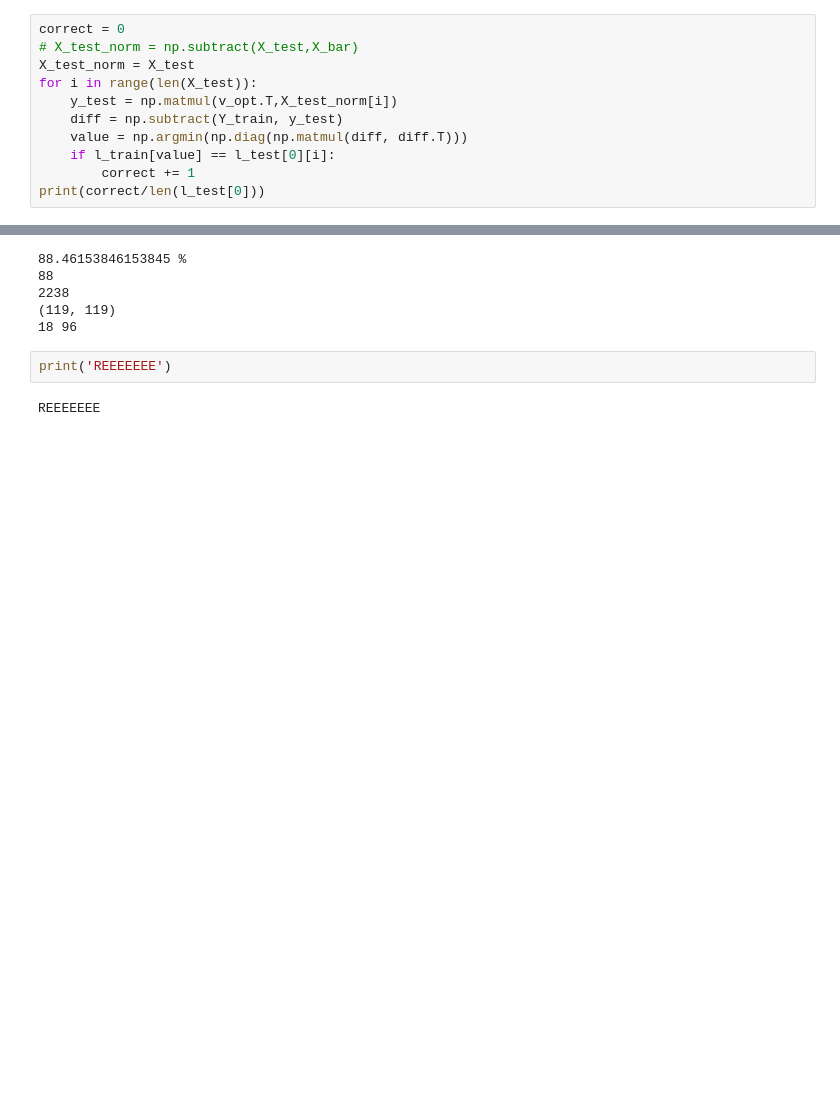
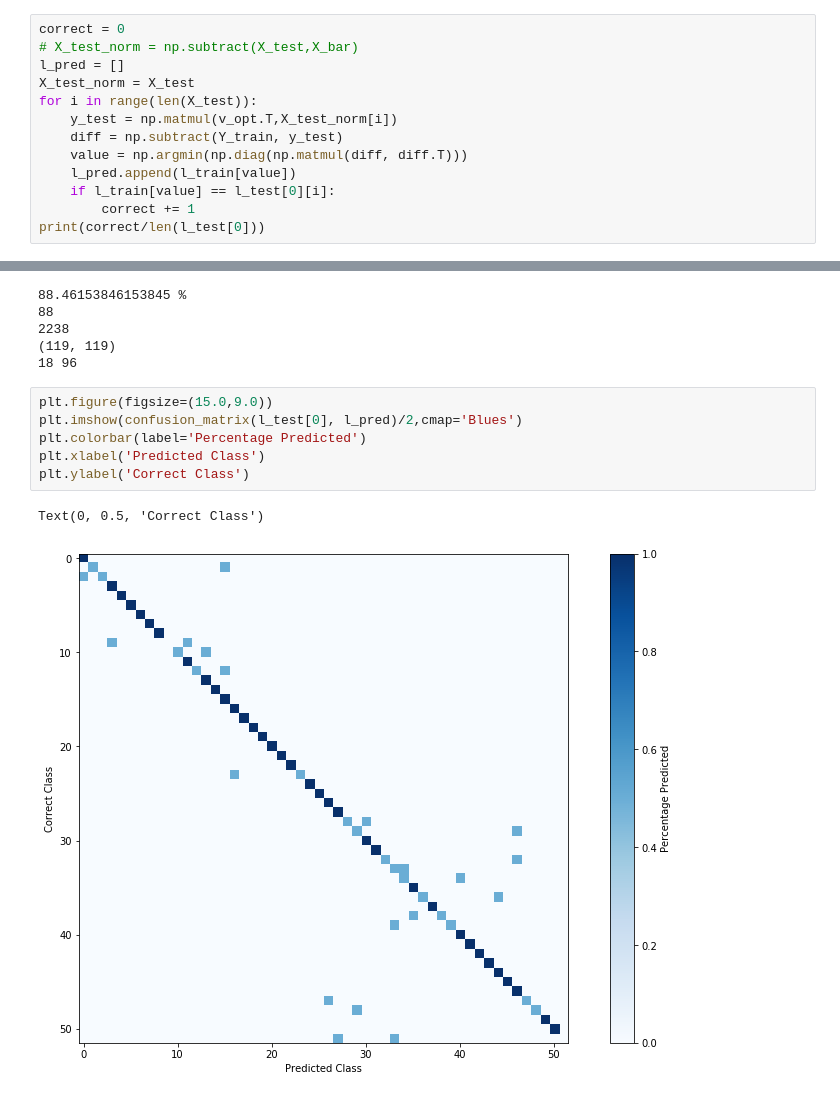
Before and after one commit to GPadley/EE4-68-PR, a Jupyter notebook: CW1/1.3_a.ipynb, the cells around one changed output, grey strips where cells are left out. Saved outputs shown, nothing was run; the diff lists cells and outputs as text; blank space fills up the shorter version.

```diff
--- a/CW1/1.3_a.ipynb
+++ b/CW1/1.3_a.ipynb
@@ -156,11 +141,13 @@ for i in range(int(N)):
 # %%
 correct = 0
 # X_test_norm = np.subtract(X_test,X_bar)
+l_pred = []
 X_test_norm = X_test
 for i in range(len(X_test)):
     y_test = np.matmul(v_opt.T,X_test_norm[i])
     diff = np.subtract(Y_train, y_test)
     value = np.argmin(np.diag(np.matmul(diff, diff.T)))
+    l_pred.append(l_train[value])
     if l_train[value] == l_test[0][i]:
         correct += 1
 print(correct/len(l_test[0]))
@@ -200,7 +188,12 @@ print(M_PCA_max, M_LDA_max)
 2238
 (119, 119)
 18 96
-# %%
-print('REEEEEEE')
-# %% [output]
-REEEEEEE
+# %%
+plt.figure(figsize=(15.0,9.0))
+plt.imshow(confusion_matrix(l_test[0], l_pred)/2,cmap='Blues')
+plt.colorbar(label='Percentage Predicted')
+plt.xlabel('Predicted Class')
+plt.ylabel('Correct Class')
+# %% [output]
+Text(0, 0.5, 'Correct Class')
+[figure, added]
```
Also changed, not shown: parts of 9 cells of this notebook, 2 other files.
